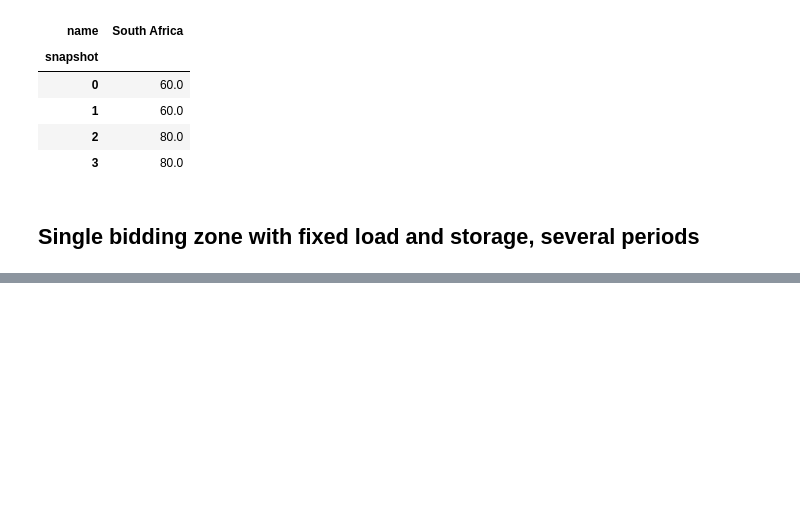
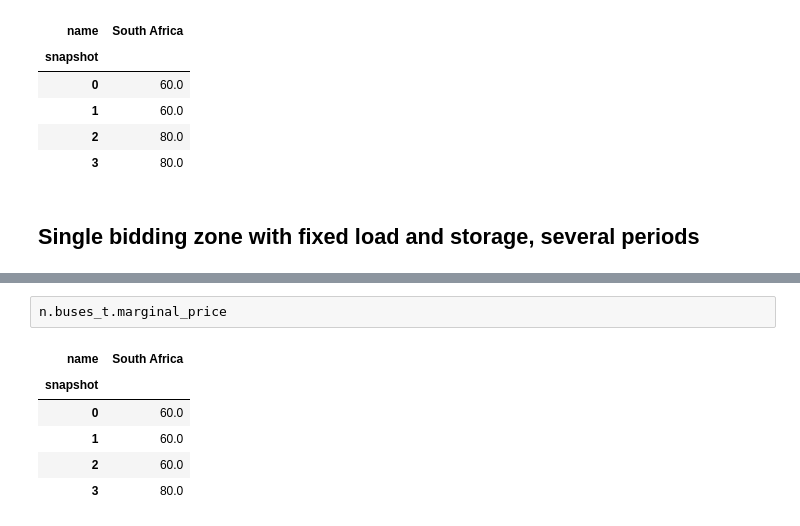
Before and after one commit to VeenaShirsath/Power-System-Optimization, a Jupyter notebook: electricity_mkt_bidding.ipynb, the cells around one changed output, grey strips where cells are left out. Drawn from its saved outputs; the diff is of its cells as text; blank space fills up the shorter version.

```diff
--- a/electricity_mkt_bidding.ipynb
+++ b/electricity_mkt_bidding.ipynb
@@ -738,0 +920,9 @@ In this example we consider a single market bidding zone, South Africa. We consi
+# %%
+n.buses_t.marginal_price
+# %% [output]
+| name | South Africa |
+| snapshot |  |
+| 0 | 60.0 |
+| 1 | 60.0 |
+| 2 | 60.0 |
+| 3 | 80.0 |
```
Also changed, not shown: parts of 8 cells of this notebook, 1 other file.
